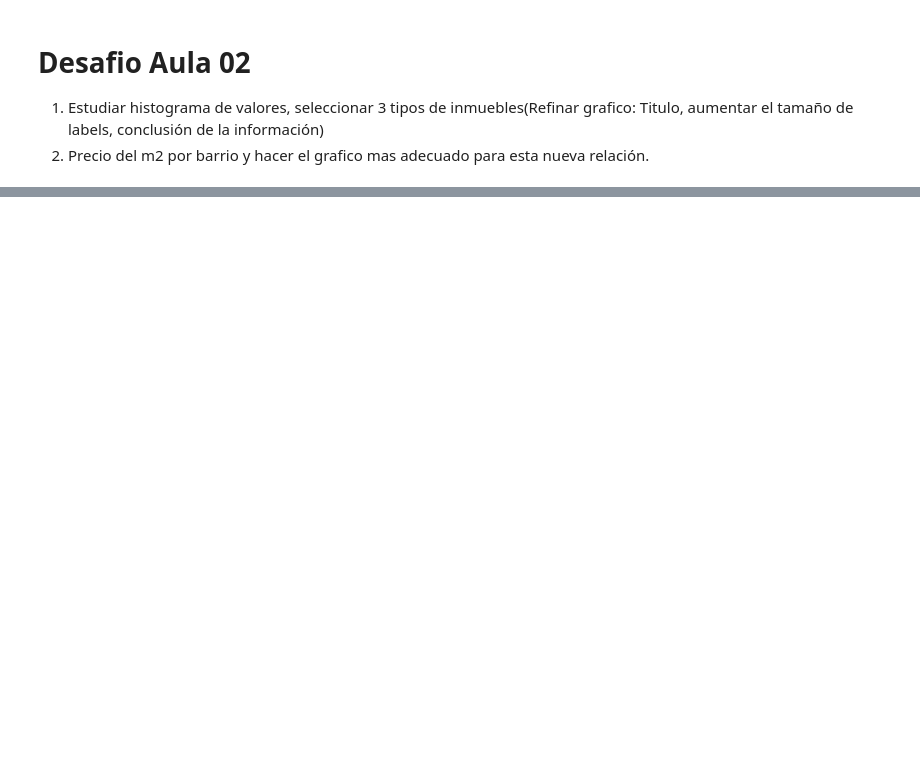
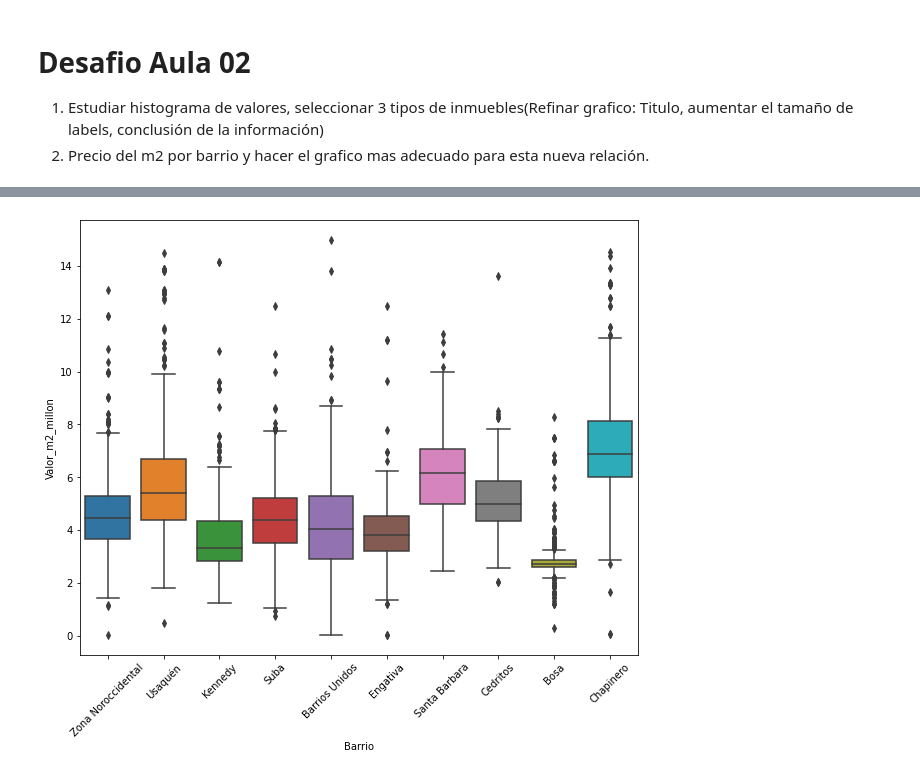
Before and after one commit to KevHLJob/Inmersion-de-datos, a Jupyter notebook: Aulas_Inmersión_de_datos.ipynb, the cells around one changed output, grey strips where cells are left out. Cells and saved outputs as stored; diff of their text form; code cells hidden in the pictures; blank space fills up the shorter version.

```diff
--- a/Aulas_Inmersión_de_datos.ipynb
+++ b/Aulas_Inmersión_de_datos.ipynb
@@ -424,0 +552,7 @@ plt.show()
+# %%
+plt.figure(figsize=(10,8))
+ax= sns.boxplot(x='Barrio', y='Valor_m2_millon', data=inmuebles.query('Barrio in @top_Barrios & Valor_m2_millon < 15'))
+ax.tick_params(axis='x', rotation=45)
+plt.show()
+# %% [output]
+[figure, added]
```
Also changed, not shown: parts of 24 cells of this notebook.
